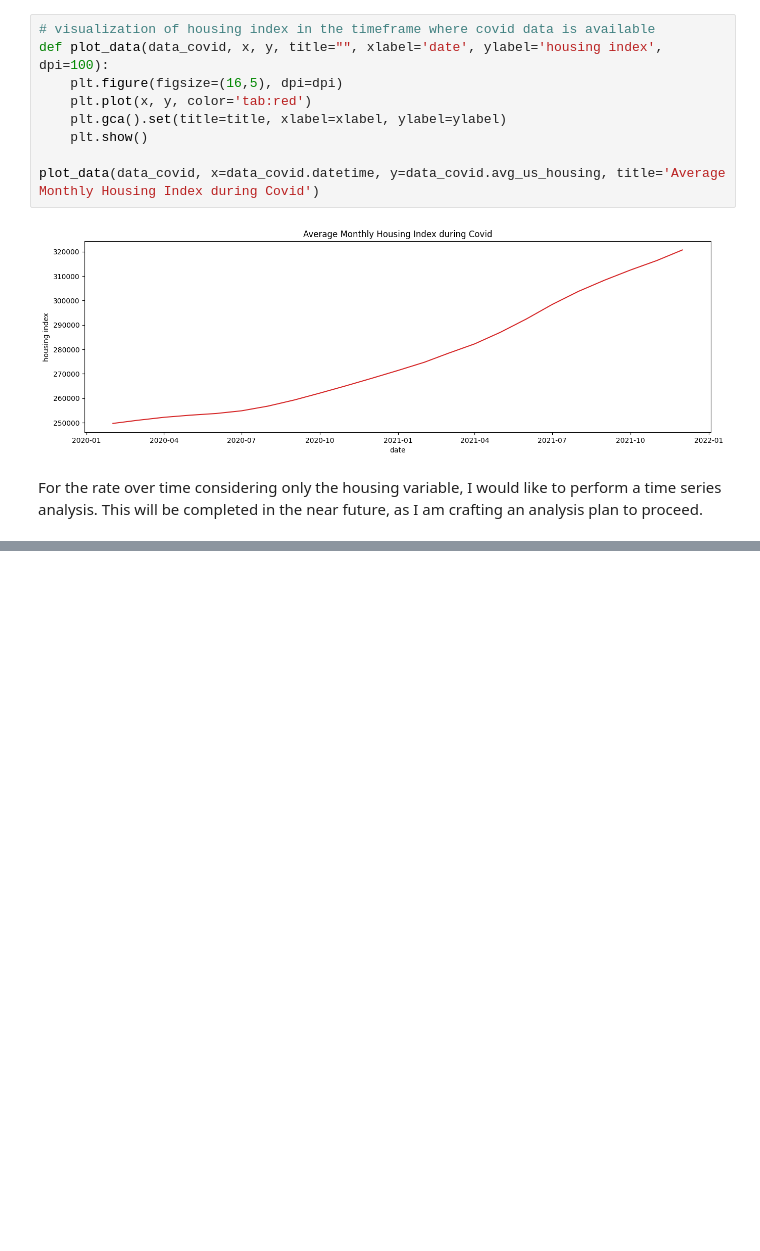
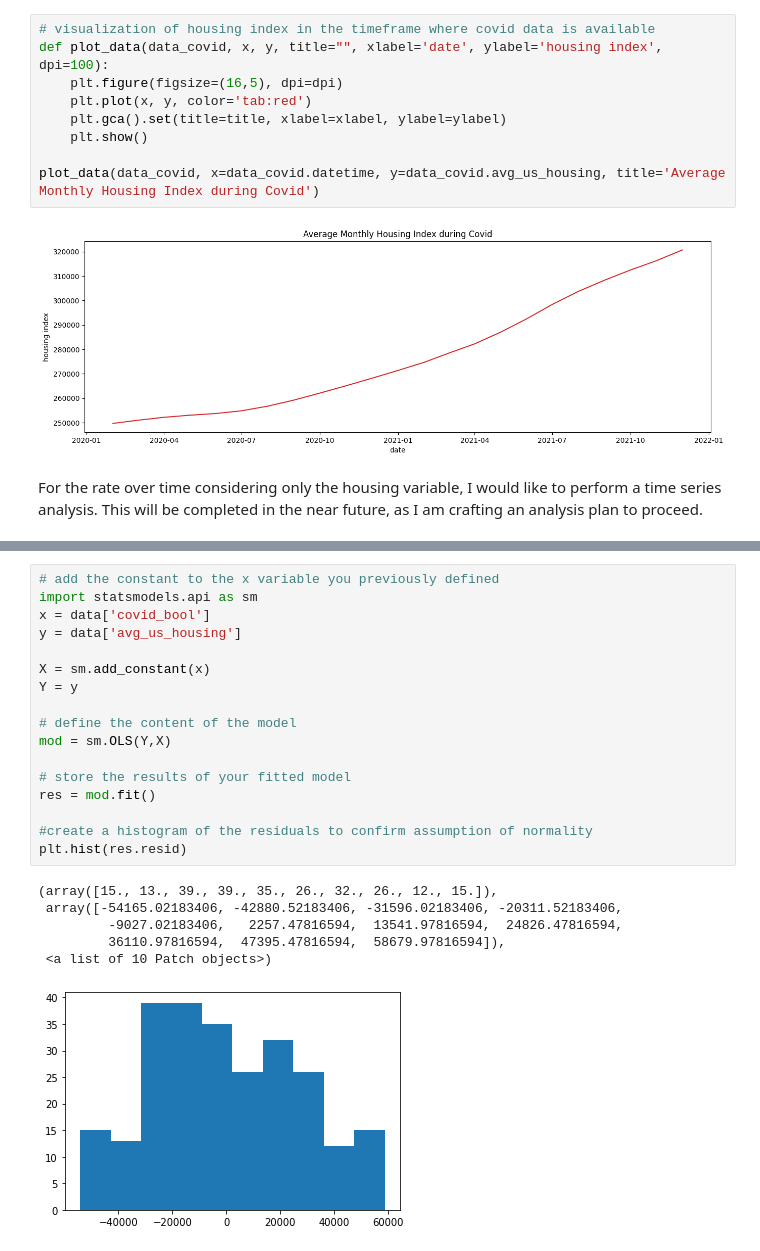
Before and after one commit to arianajschindler/housing_market_and_covid_cases, a Jupyter notebook: housing_covid.ipynb, the cells around one changed output, grey strips where cells are left out. Drawn from its saved outputs; the diff is of its cells as text; blank space fills up the shorter version.

```diff
--- a/housing_covid.ipynb
+++ b/housing_covid.ipynb
@@ -198,0 +230,24 @@ For the rate over time considering only the housing variable, I would like to pe
+# %%
+# add the constant to the x variable you previously defined
+import statsmodels.api as sm
+x = data['covid_bool']
+y = data['avg_us_housing']
+
+X = sm.add_constant(x)
+Y = y
+
+# define the content of the model
+mod = sm.OLS(Y,X)
+
+# store the results of your fitted model
+res = mod.fit()
+
+#create a histogram of the residuals to confirm assumption of normality
+plt.hist(res.resid)
+# %% [output]
+(array([15., 13., 39., 39., 35., 26., 32., 26., 12., 15.]),
+ array([-54165.02183406, -42880.52183406, -31596.02183406, -20311.52183406,
+         -9027.02183406,   2257.47816594,  13541.97816594,  24826.47816594,
+         36110.97816594,  47395.47816594,  58679.97816594]),
+ <a list of 10 Patch objects>)
+[figure, added]
```
Also changed, not shown: parts of 11 cells of this notebook.
